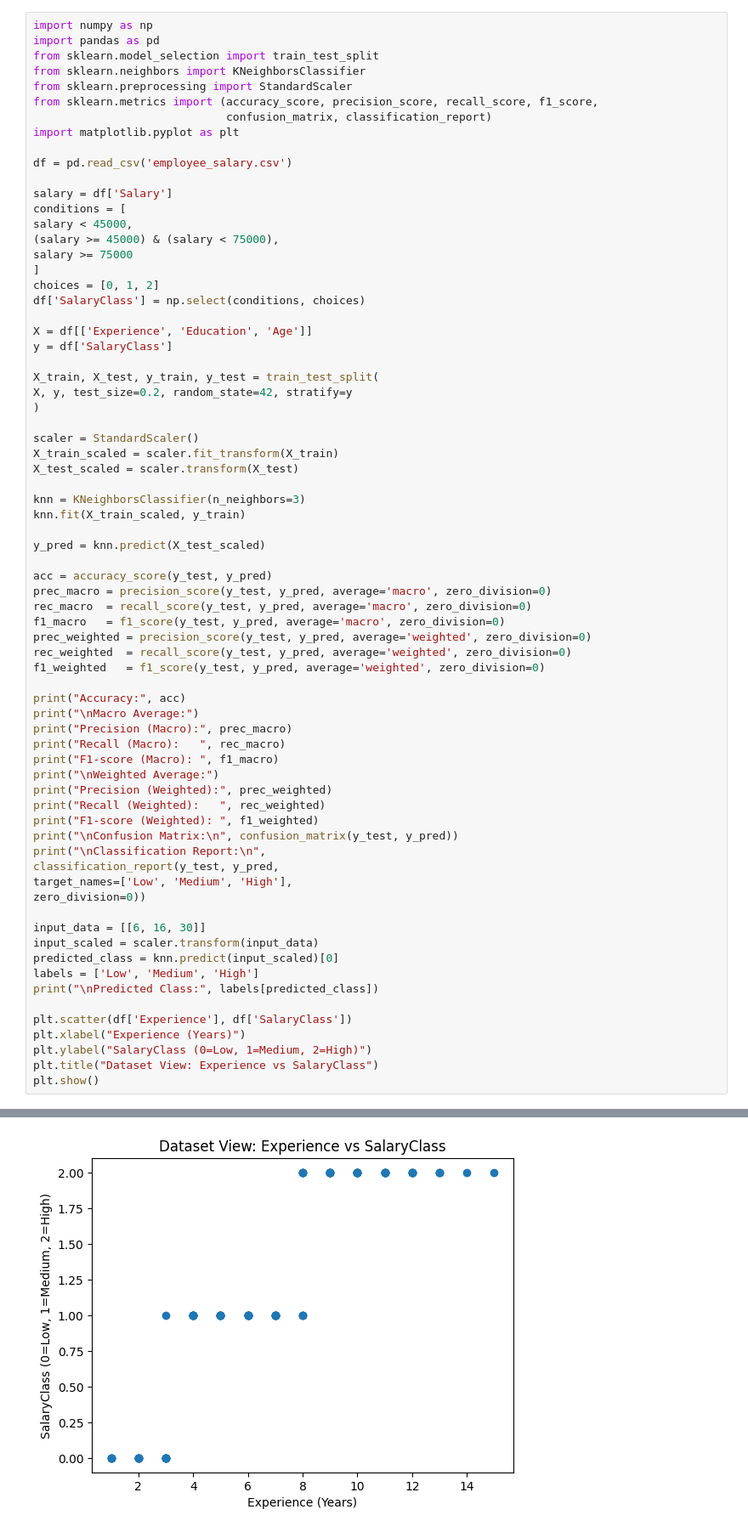
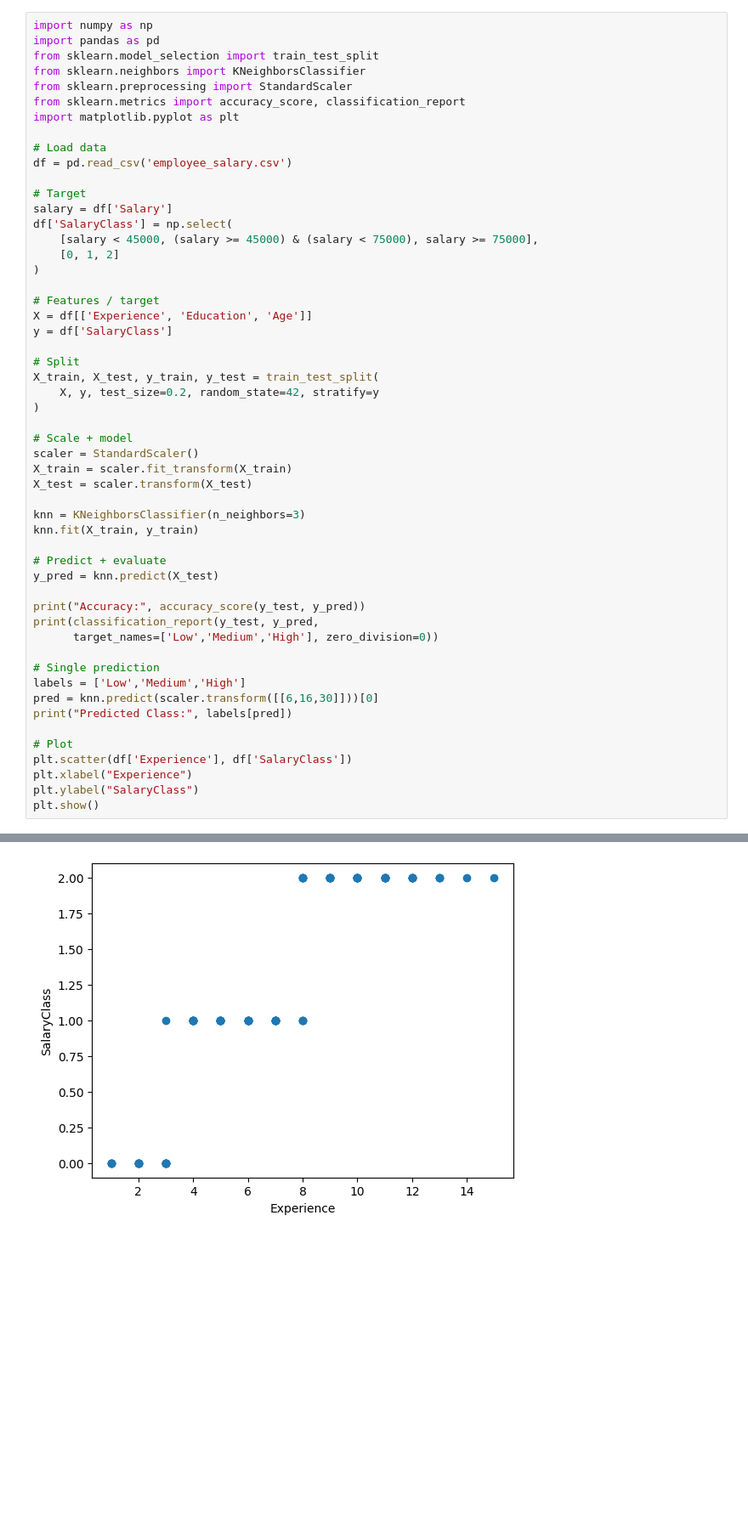
Before and after one commit to rajnish-49/ML-Lab, a Jupyter notebook: lab3 knn.ipynb, the cells around one changed output, grey strips where cells are left out. Shown at 85% size. Saved outputs shown, nothing was run; the diff lists cells and outputs as text; blank space fills up the shorter version.

```diff
--- a/lab3 knn.ipynb
+++ b/lab3 knn.ipynb
@@ -4,70 +4,52 @@ import pandas as pd
 from sklearn.model_selection import train_test_split
 from sklearn.neighbors import KNeighborsClassifier
 from sklearn.preprocessing import StandardScaler
-from sklearn.metrics import (accuracy_score, precision_score, recall_score, f1_score,
-                             confusion_matrix, classification_report)
+from sklearn.metrics import accuracy_score, classification_report
 import matplotlib.pyplot as plt
 
+# Load data
 df = pd.read_csv('employee_salary.csv')
 
+# Target
 salary = df['Salary']
-conditions = [
-salary < 45000,
-(salary >= 45000) & (salary < 75000),
-salary >= 75000
-]
-choices = [0, 1, 2]
-df['SalaryClass'] = np.select(conditions, choices)
+df['SalaryClass'] = np.select(
+    [salary < 45000, (salary >= 45000) & (salary < 75000), salary >= 75000],
+    [0, 1, 2]
+)
 
+# Features / target
 X = df[['Experience', 'Education', 'Age']]
 y = df['SalaryClass']
 
+# Split
 X_train, X_test, y_train, y_test = train_test_split(
-X, y, test_size=0.2, random_state=42, stratify=y
+    X, y, test_size=0.2, random_state=42, stratify=y
 )
 
+# Scale + model
 scaler = StandardScaler()
-X_train_scaled = scaler.fit_transform(X_train)
-X_test_scaled = scaler.transform(X_test)
+X_train = scaler.fit_transform(X_train)
+X_test = scaler.transform(X_test)
 
 knn = KNeighborsClassifier(n_neighbors=3)
-knn.fit(X_train_scaled, y_train)
+knn.fit(X_train, y_train)
 
-y_pred = knn.predict(X_test_scaled)
+# Predict + evaluate
+y_pred = knn.predict(X_test)
 
-acc = accuracy_score(y_test, y_pred)
-prec_macro = precision_score(y_test, y_pred, average='macro', zero_division=0)
-rec_macro  = recall_score(y_test, y_pred, average='macro', zero_division=0)
-f1_macro   = f1_score(y_test, y_pred, average='macro', zero_division=0)
-prec_weighted = precision_score(y_test, y_pred, average='weighted', zero_division=0)
-rec_weighted  = recall_score(y_test, y_pred, average='weighted', zero_division=0)
-f1_weighted   = f1_score(y_test, y_pred, average='weighted', zero_division=0)
+print("Accuracy:", accuracy_score(y_test, y_pred))
+print(classification_report(y_test, y_pred,
+      target_names=['Low','Medium','High'], zero_division=0))
 
-print("Accuracy:", acc)
-print("\nMacro Average:")
-print("Precision (Macro):", prec_macro)
-print("Recall (Macro):   ", rec_macro)
-print("F1-score (Macro): ", f1_macro)
-print("\nWeighted Average:")
-print("Precision (Weighted):", prec_weighted)
-print("Recall (Weighted):   ", rec_weighted)
-print("F1-score (Weighted): ", f1_weighted)
-print("\nConfusion Matrix:\n", confusion_matrix(y_test, y_pred))
-print("\nClassification Report:\n",
-classification_report(y_test, y_pred,
-target_names=['Low', 'Medium', 'High'],
-zero_division=0))
+# Single prediction
+labels = ['Low','Medium','High']
+pred = knn.predict(scaler.transform([[6,16,30]]))[0]
+print("Predicted Class:", labels[pred])
 
-input_data = [[6, 16, 30]]
-input_scaled = scaler.transform(input_data)
-predicted_class = knn.predict(input_scaled)[0]
-labels = ['Low', 'Medium', 'High']
-print("\nPredicted Class:", labels[predicted_class])
-
+# Plot
 plt.scatter(df['Experience'], df['SalaryClass'])
-plt.xlabel("Experience (Years)")
-plt.ylabel("SalaryClass (0=Low, 1=Medium, 2=High)")
-plt.title("Dataset View: Experience vs SalaryClass")
+plt.xlabel("Experience")
+plt.ylabel("SalaryClass")
 plt.show()
 # %% [output]
 Accuracy: 0.9411764705882353
@@ -89,2 +66,2 @@ weighted avg       0.95      0.94      0.94        17
 Predicted Class: Medium
-[figure, old version]
+[figure, new version]
```
Also changed, not shown: parts of 1 cell of this notebook, 2 other files.
